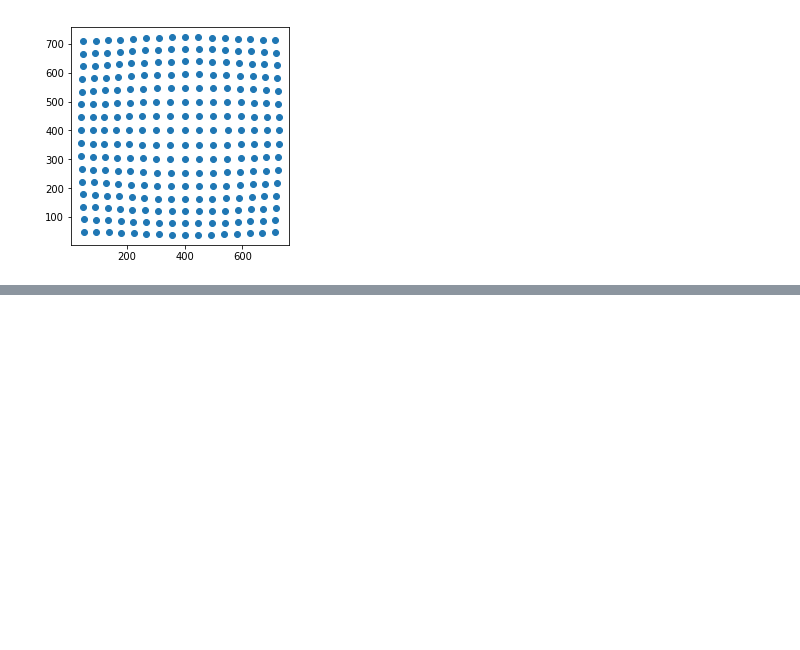
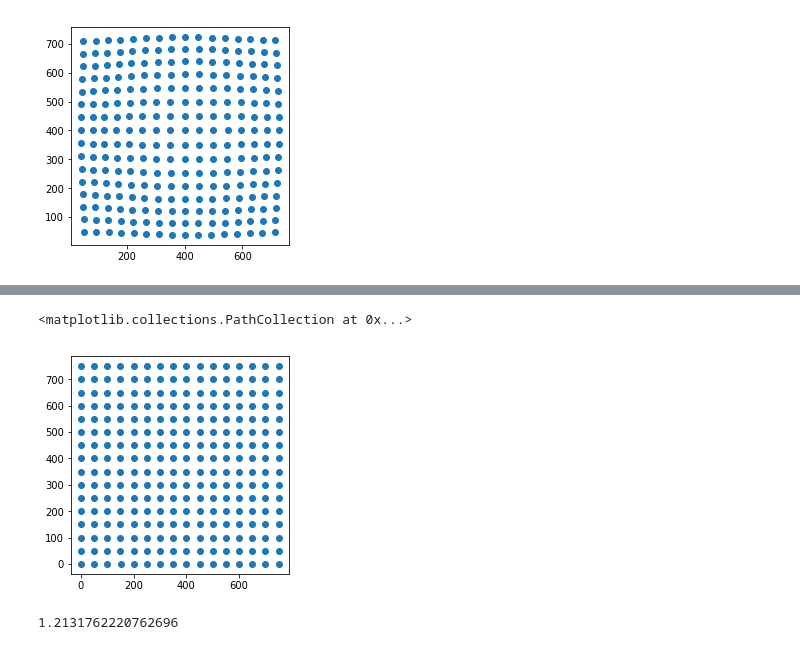
Before and after one commit to tmako123/nextage_jupyter, a Jupyter notebook: pinhole_equidistant.ipynb, the cells around one changed output, grey strips where cells are left out. Cells and saved outputs as stored; diff of their text form; code cells hidden in the pictures; blank space fills up the shorter version.

```diff
--- a/pinhole_equidistant.ipynb
+++ b/pinhole_equidistant.ipynb
@@ -166,0 +181,36 @@ np.max(norm(pt - ept))
+# %%
+def undistortion2(dist, duv):
+    tol = 1e-10
+    theta_d = np.sqrt(duv[0] * duv[0] + duv[1] * duv[1])
+    theta = deepcopy(theta_d)
+    k1 = dist[0]
+    k2 = dist[1]
+    k3 = dist[2]
+    k4 = dist[3]
+    for i in range(10):
+        theta2 = theta * theta
+        theta4 = theta2 * theta2
+        theta6 = theta2 + theta4
+        theta8 = theta4 * theta4
+        theta_fix = (theta * (1 + k1 * theta2 + k2 * theta4 + k3 * theta6 + k4 * theta8) - theta_d) / (1 + 3 * k1 * theta2 + 5 * k2 * theta4 + 7 * k3 * theta6 + 9 * k4 * theta8)
+        theta = theta -theta_fix
+    scale = np.tan(theta) / theta_d
+
+    return duv * scale
+# %%
+e_uv2 = undistortion2(distortion_coefficients, duv)
+ept2 = denormalize(focal_length, principal_point, e_uv2)
+
+im = plt.subplot()
+im.set_aspect('equal')
+im.scatter(ept2[0], ept2[1])
+# %% [output]
+<matplotlib.collections.PathCollection at 0x...>
+[figure, added]
+# %%
+def norm(pt):
+    return np.sqrt(pt[0] * pt[0] + pt[1] * pt[1])
+
+np.max(norm(pt - ept2))
+# %% [output]
+1.2131762220762696
```
Also changed, not shown: parts of 3 cells of this notebook.
